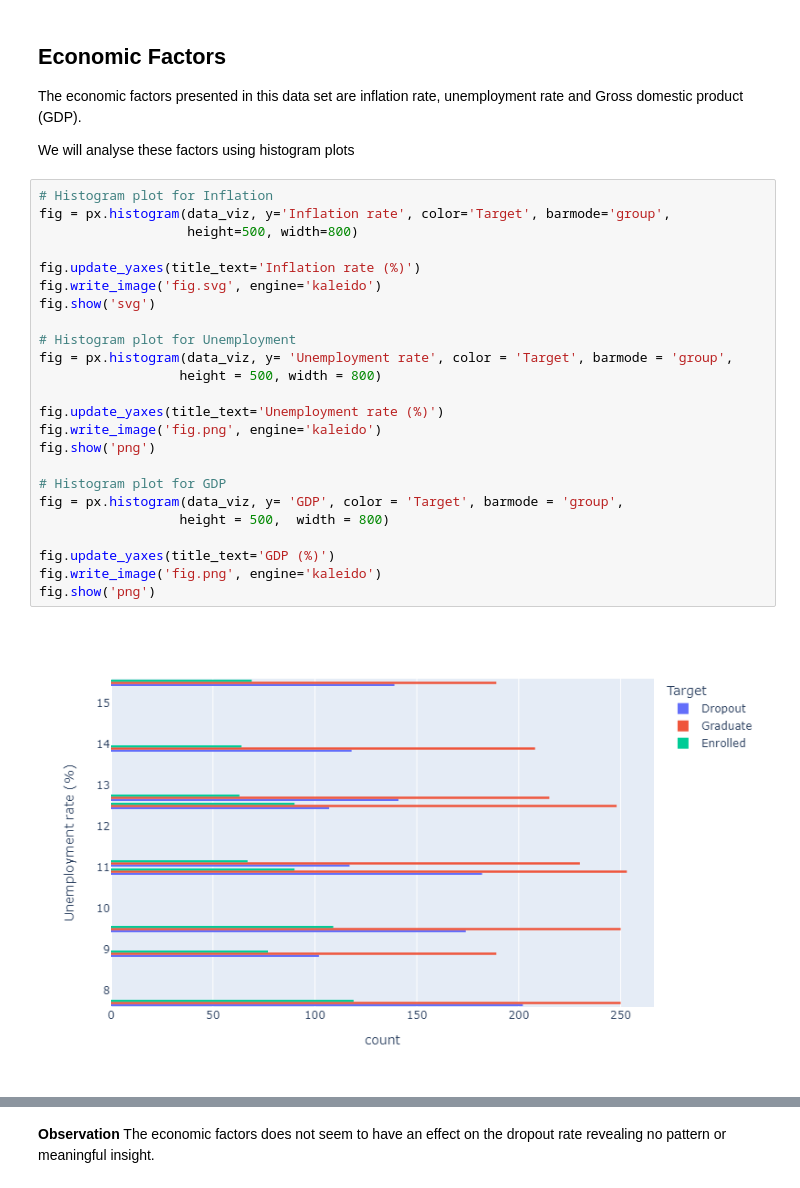
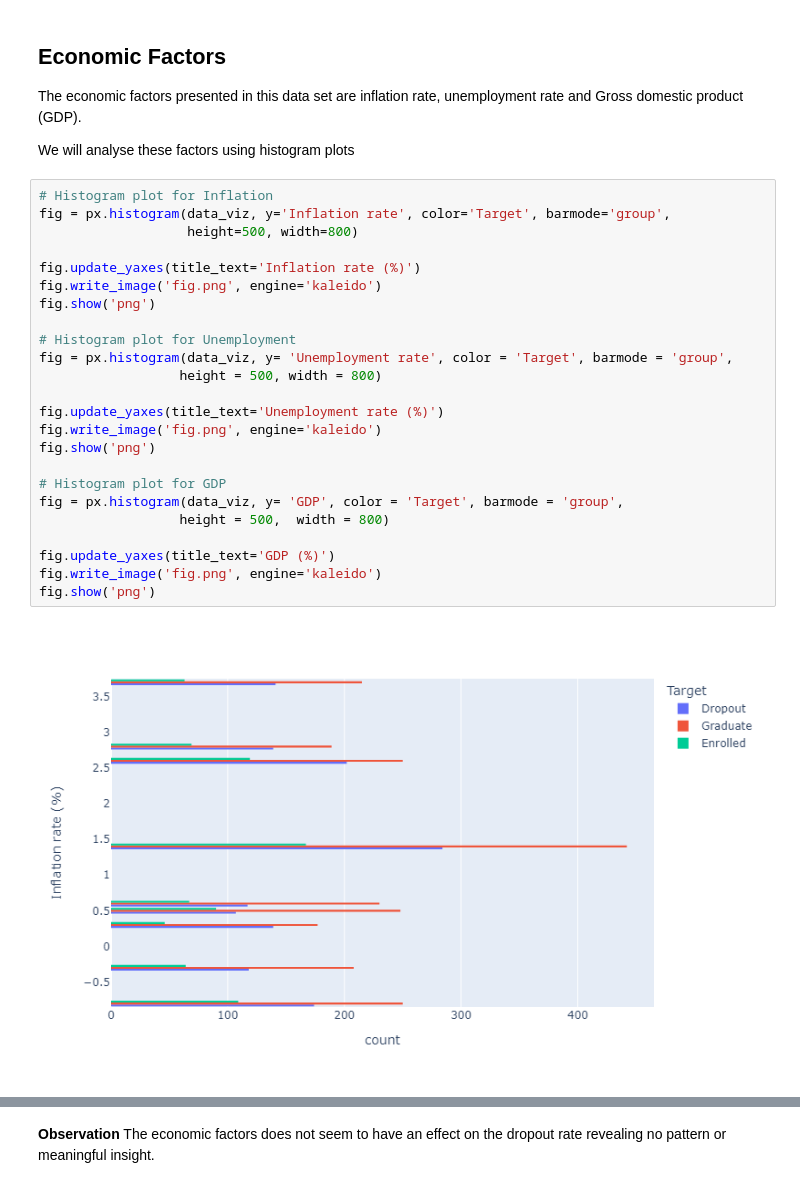
Before and after one commit to Damiieibikun/Student-s-Dropout-Prediction-using-Supervised-Machine-Learning-Classifiers, a Jupyter notebook: Student's_dropout.ipynb, the cells around one changed output, grey strips where cells are left out. Cells and saved outputs as stored; diff of their text form.

```diff
--- a/Student's_dropout.ipynb
+++ b/Student's_dropout.ipynb
@@ -562,26 +562,26 @@ We will analyse these factors using histogram plots
 # %%
 # Histogram plot for Inflation
 fig = px.histogram(data_viz, y='Inflation rate', color='Target', barmode='group',
                    height=500, width=800)
 
 fig.update_yaxes(title_text='Inflation rate (%)')
-fig.write_image('fig.svg', engine='kaleido')
-fig.show('svg')
+fig.write_image('fig.png', engine='kaleido')
+fig.show('png')
 
 # Histogram plot for Unemployment
 fig = px.histogram(data_viz, y= 'Unemployment rate', color = 'Target', barmode = 'group',
                   height = 500, width = 800)
 
 fig.update_yaxes(title_text='Unemployment rate (%)')
 fig.write_image('fig.png', engine='kaleido')
 fig.show('png')
 
 # Histogram plot for GDP
 fig = px.histogram(data_viz, y= 'GDP', color = 'Target', barmode = 'group',
                   height = 500,  width = 800)
 
 fig.update_yaxes(title_text='GDP (%)')
 fig.write_image('fig.png', engine='kaleido')
 fig.show('png')
 # %% [output]
-[figure, old version]
+[figure, new version]
```
Also changed, not shown: parts of 1 cell of this notebook.
